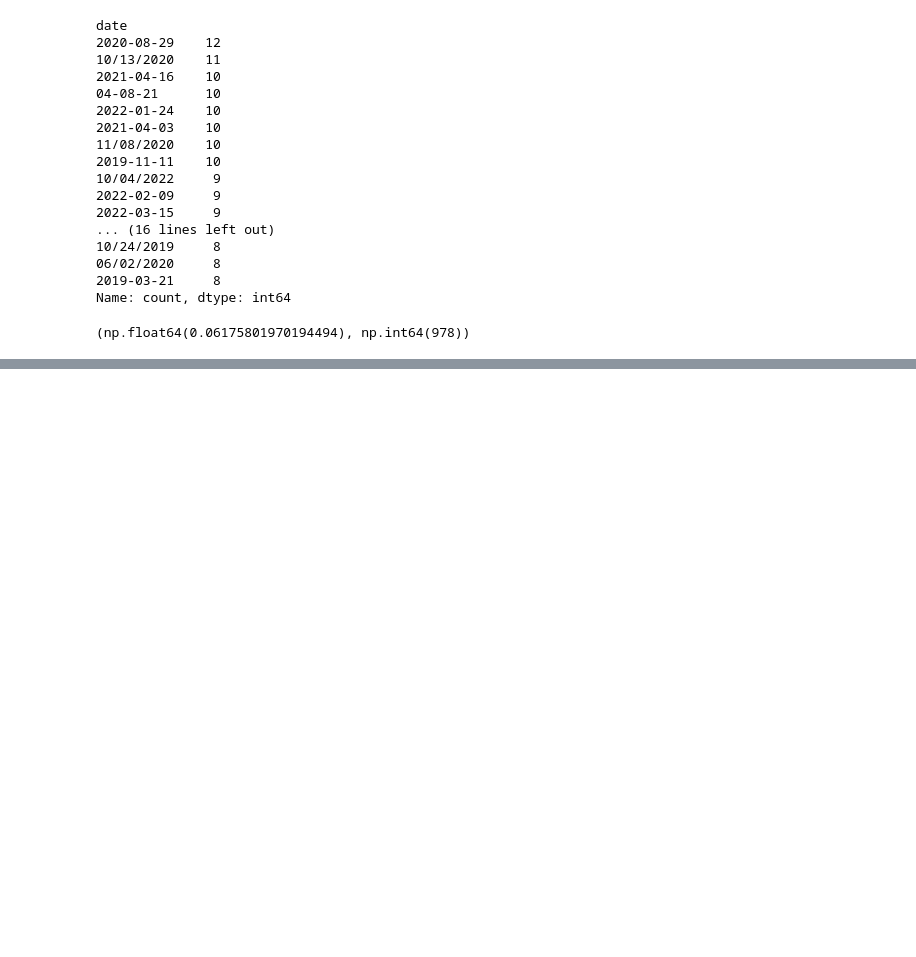
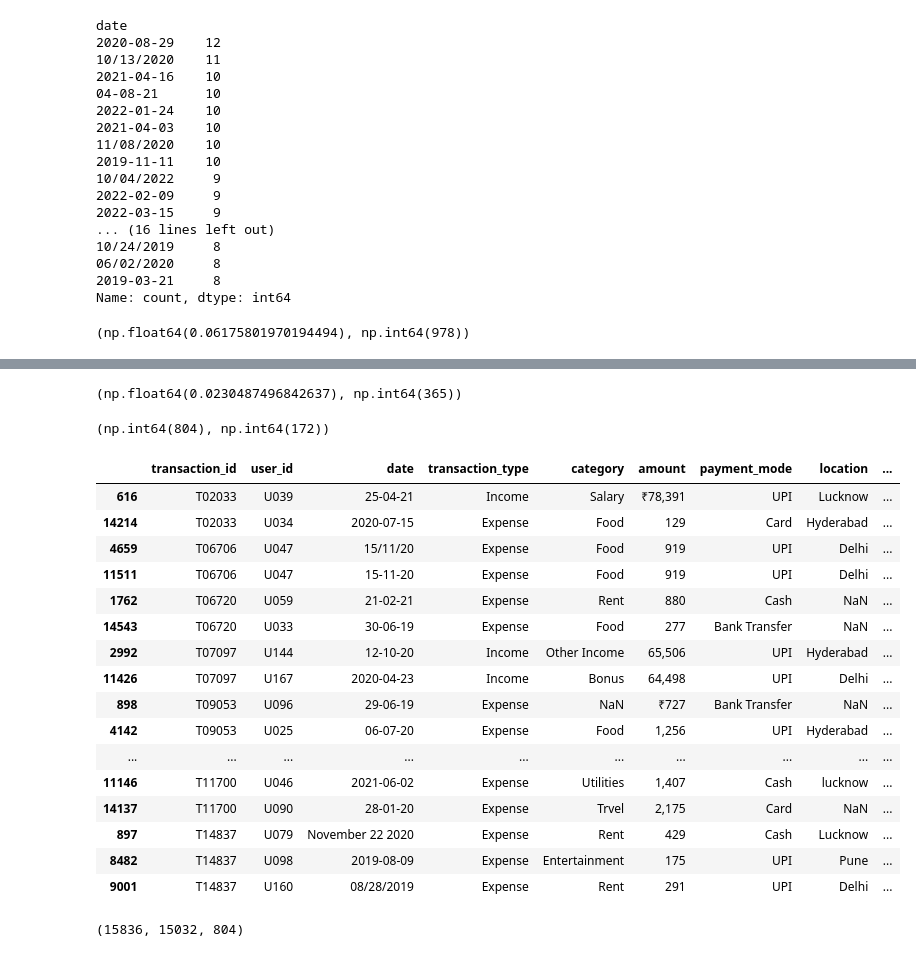
Before and after one commit to Sankar16/spend-sense, a Jupyter notebook: notebooks/01_eda.ipynb, the cells around one changed output, grey strips where cells are left out. Saved outputs shown, nothing was run; the diff lists cells and outputs as text; code cells hidden in the pictures; blank space fills up the shorter version.

```diff
--- a/notebooks/01_eda.ipynb
+++ b/notebooks/01_eda.ipynb
@@ -189,0 +227,54 @@ df_dirty[df_dirty["transaction_id"].duplicated(keep=False)]\
+# %%
+dt2 = parse_date_series(df_dirty["date"])
+dt2.isna().mean(), dt2.isna().sum()
+# %% [output]
+(np.float64(0.0230487496842637), np.int64(365))
+# %%
+# exact duplicate rows
+exact_dup_rows = df_dirty.duplicated().sum()
+
+# duplicate IDs but not exact duplicates
+dup_id = df_dirty["transaction_id"].duplicated(keep=False)
+conflicting = df_dirty[dup_id].copy()
+
+# how many IDs have more than 1 distinct row?
+conflict_counts = (
+    conflicting.groupby("transaction_id")
+    .apply(lambda g: len(g.drop_duplicates()))
+    .sort_values(ascending=False)
+)
+
+exact_dup_rows, (conflict_counts > 1).sum()
+# %% [output]
+(np.int64(804), np.int64(172))
+# %%
+conflict_ids = conflict_counts[conflict_counts > 1].head(10).index.tolist()
+df_dirty[df_dirty["transaction_id"].isin(conflict_ids)].sort_values("transaction_id")
+# %% [output]
+|  | transaction_id | user_id | date | transaction_type | category | amount | payment_mode | location | ... |
+| 616 | T02033 | U039 | 25-04-21 | Income | Salary | ₹78,391 | UPI | Lucknow | ... |
+| 14214 | T02033 | U034 | 2020-07-15 | Expense | Food | 129 | Card | Hyderabad | ... |
+| 4659 | T06706 | U047 | 15/11/20 | Expense | Food | 919 | UPI | Delhi | ... |
+| 11511 | T06706 | U047 | 15-11-20 | Expense | Food | 919 | UPI | Delhi | ... |
+| 1762 | T06720 | U059 | 21-02-21 | Expense | Rent | 880 | Cash | NaN | ... |
+| 14543 | T06720 | U033 | 30-06-19 | Expense | Food | 277 | Bank Transfer | NaN | ... |
+| 2992 | T07097 | U144 | 12-10-20 | Income | Other Income | 65,506 | UPI | Hyderabad | ... |
+| 11426 | T07097 | U167 | 2020-04-23 | Income | Bonus | 64,498 | UPI | Delhi | ... |
+| 898 | T09053 | U096 | 29-06-19 | Expense | NaN | ₹727 | Bank Transfer | NaN | ... |
+| 4142 | T09053 | U025 | 06-07-20 | Expense | Food | 1,256 | UPI | Hyderabad | ... |
+| ... | ... | ... | ... | ... | ... | ... | ... | ... | ... |
+| 11146 | T11700 | U046 | 2021-06-02 | Expense | Utilities | 1,407 | Cash | lucknow | ... |
+| 14137 | T11700 | U090 | 28-01-20 | Expense | Trvel | 2,175 | Card | NaN | ... |
+| 897 | T14837 | U079 | November 22 2020 | Expense | Rent | 429 | Cash | Lucknow | ... |
+| 8482 | T14837 | U098 | 2019-08-09 | Expense | Entertainment | 175 | UPI | Pune | ... |
+| 9001 | T14837 | U160 | 08/28/2019 | Expense | Rent | 291 | UPI | Delhi | ... |
+# %%
+df0 = df_dirty.copy()
+before = df0.shape[0]
+
+df0 = df0.drop_duplicates()
+after = df0.shape[0]
+
+before, after, before - after
+# %% [output]
+(15836, 15032, 804)
```
Also changed, not shown: parts of 13 cells of this notebook.
